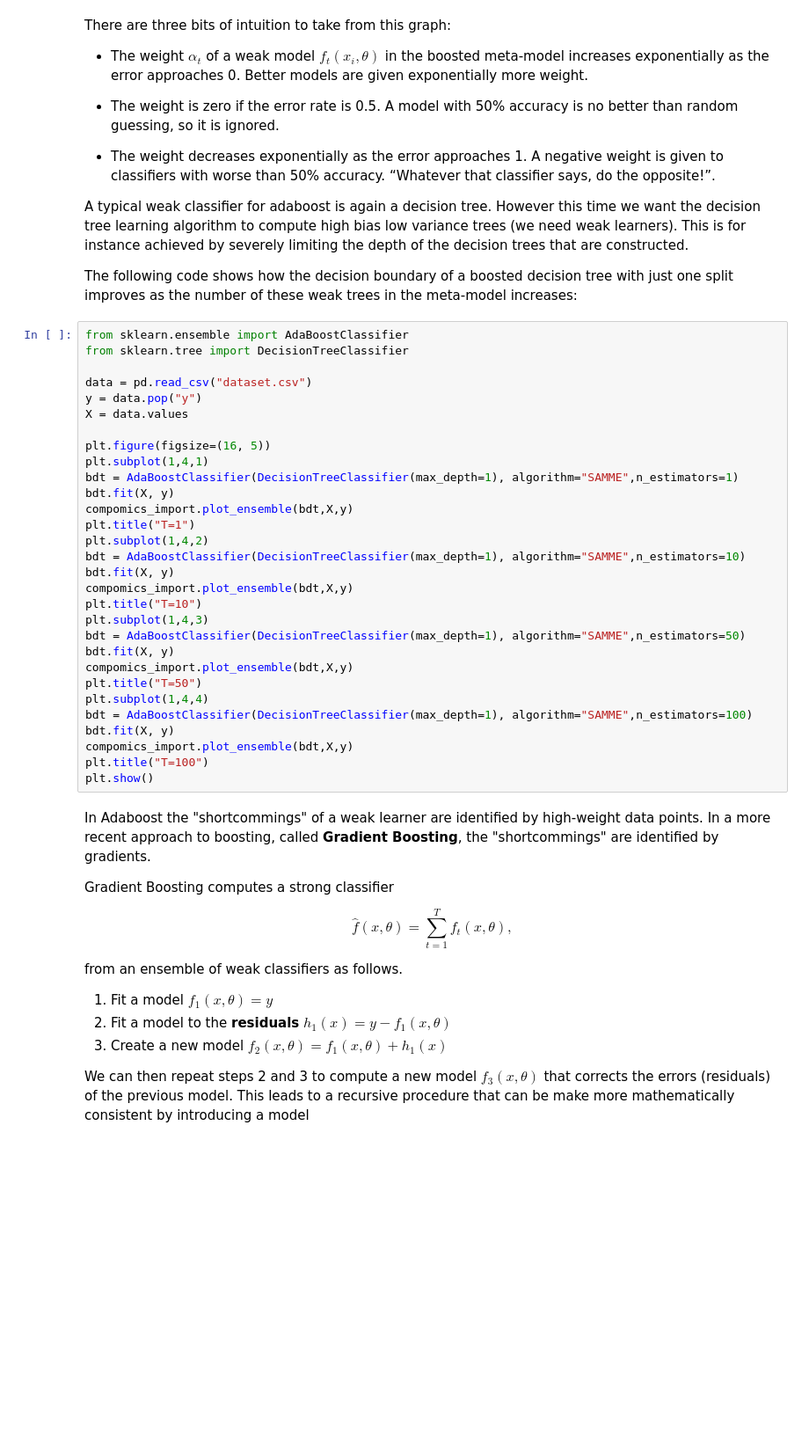
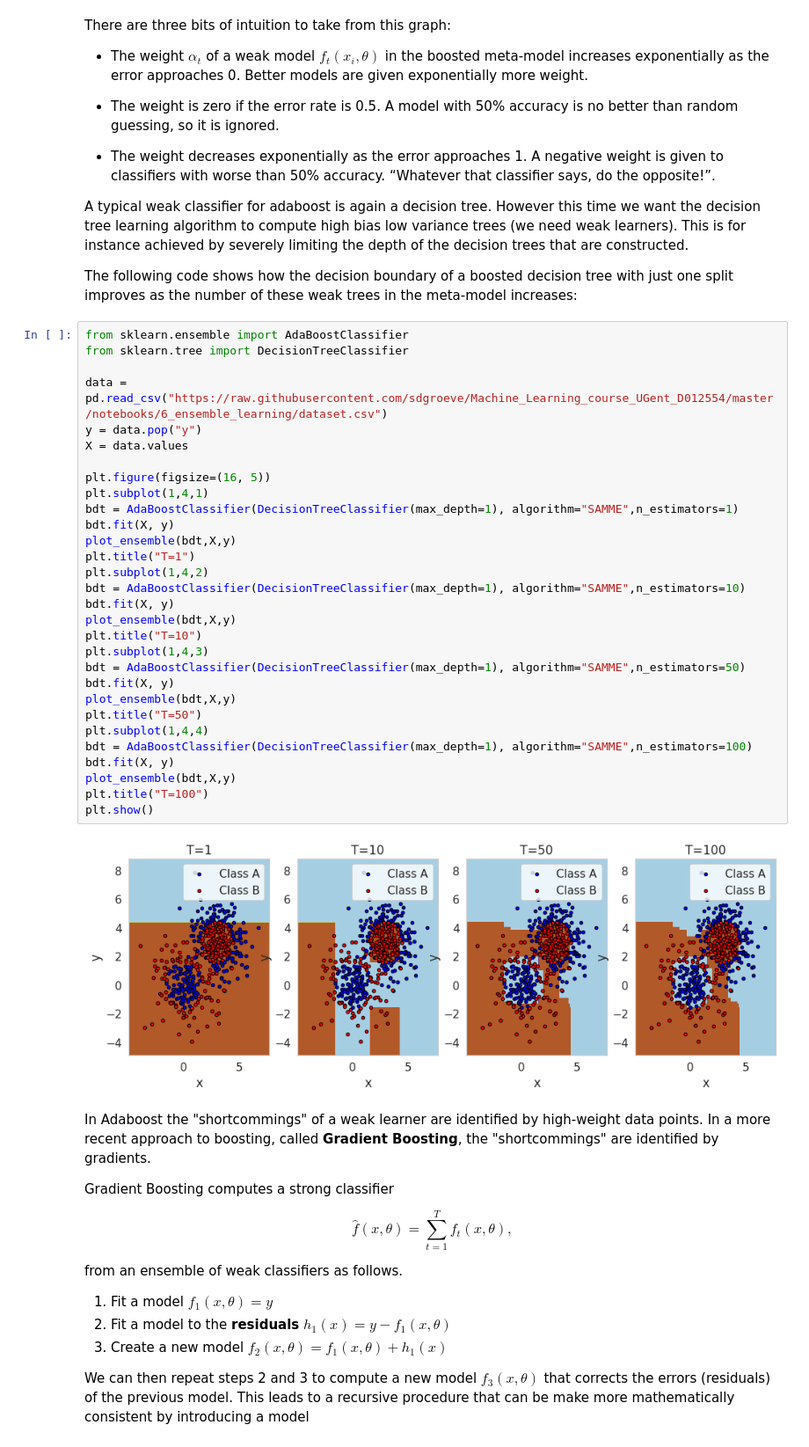
Before and after one commit to mtthsmoore/PRACTUNFINISHED_class_K-means, a Jupyter notebook: notebooks/6_ensemble_learning/6c_Tree ensembles.ipynb, the cells around one changed output. Shown at 88% size. Cells and saved outputs as stored; diff of their text form; blank space fills up the shorter version.

```diff
--- a/notebooks/6_ensemble_learning/6c_Tree ensembles.ipynb
+++ b/notebooks/6_ensemble_learning/6c_Tree ensembles.ipynb
@@ -146,33 +182,35 @@ The following code shows how the decision boundary of a boosted decision tree wi
 # %%
 from sklearn.ensemble import AdaBoostClassifier
 from sklearn.tree import DecisionTreeClassifier
 
-data = pd.read_csv("dataset.csv")
+data = pd.read_csv("https://raw.githubusercontent.com/sdgroeve/Machine_Learning_course_UGent_D012554/master/notebooks/6_ensemble_learning/dataset.csv")
 y = data.pop("y")
 X = data.values
 
 plt.figure(figsize=(16, 5))
 plt.subplot(1,4,1)
 bdt = AdaBoostClassifier(DecisionTreeClassifier(max_depth=1), algorithm="SAMME",n_estimators=1)
 bdt.fit(X, y)
-compomics_import.plot_ensemble(bdt,X,y)
+plot_ensemble(bdt,X,y)
 plt.title("T=1")
 plt.subplot(1,4,2)
 bdt = AdaBoostClassifier(DecisionTreeClassifier(max_depth=1), algorithm="SAMME",n_estimators=10)
 bdt.fit(X, y)
-compomics_import.plot_ensemble(bdt,X,y)
+plot_ensemble(bdt,X,y)
 plt.title("T=10")
 plt.subplot(1,4,3)
 bdt = AdaBoostClassifier(DecisionTreeClassifier(max_depth=1), algorithm="SAMME",n_estimators=50)
 bdt.fit(X, y)
-compomics_import.plot_ensemble(bdt,X,y)
+plot_ensemble(bdt,X,y)
 plt.title("T=50")
 plt.subplot(1,4,4)
 bdt = AdaBoostClassifier(DecisionTreeClassifier(max_depth=1), algorithm="SAMME",n_estimators=100)
 bdt.fit(X, y)
-compomics_import.plot_ensemble(bdt,X,y)
+plot_ensemble(bdt,X,y)
 plt.title("T=100")
 plt.show()
+# %% [output]
+[figure, added]
 # %% [markdown]
 In Adaboost the "shortcommings" of a weak learner are identified by high-weight data points. In a more recent approach to boosting, called **Gradient Boosting**, the "shortcommings" are identified by gradients.
 
```
Also changed, not shown: parts of 7 cells of this notebook.
